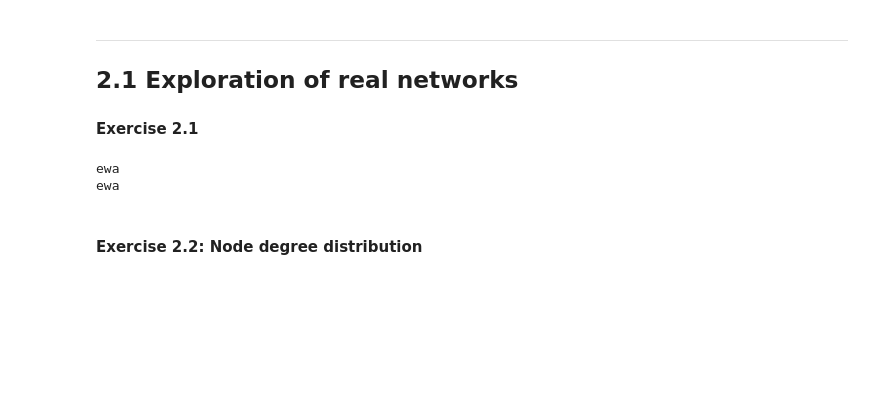
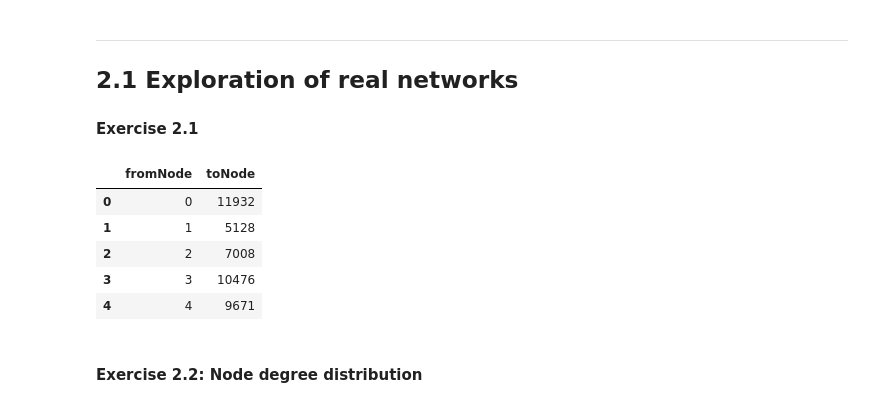
Before and after one commit to ewaMiazga/InternetAnalytics-2023, a Jupyter notebook: assignment/ix-lab2-notebook-part1.ipynb, the cells around one changed output. Saved outputs shown, nothing was run; the diff lists cells and outputs as text; code cells hidden in the pictures; blank space fills up the shorter version.

```diff
--- a/assignment/ix-lab2-notebook-part1.ipynb
+++ b/assignment/ix-lab2-notebook-part1.ipynb
@@ -25,13 +25,3 @@
 ## 2.1 Exploration of real networks
 
 #### Exercise 2.1
-# %%
-import pandas as pd
-print("ewa")
-network1 = pd.read_csv('../data/network1.csv', comment = '#', header = None)
-network1.columns = ['fromNode', 'toNode']
-network1.head()
-print("ewa")
-# %% [output]
-ewa
-ewa
@@ -38,3 +35,19 @@ ewa
+# %%
+
+def load_data(file_name, comment, is_header):
+    network = pd.read_csv(f'../data/{file_name}', comment = comment, header = is_header)
+    network.columns = ['fromNode', 'toNode']
+    return network
+# %%
+network1 = load_data('network1.csv', '#', None)
+network1.head()
+# %% [output]
+|  | fromNode | toNode |
+| 0 | 0 | 11932 |
+| 1 | 1 | 5128 |
+| 2 | 2 | 7008 |
+| 3 | 3 | 10476 |
+| 4 | 4 | 9671 |
 # %% [markdown]
 #### Exercise 2.2:  Node degree distribution
 # %%
```
Also changed, not shown: parts of 39 cells of this notebook, 1 other file.
